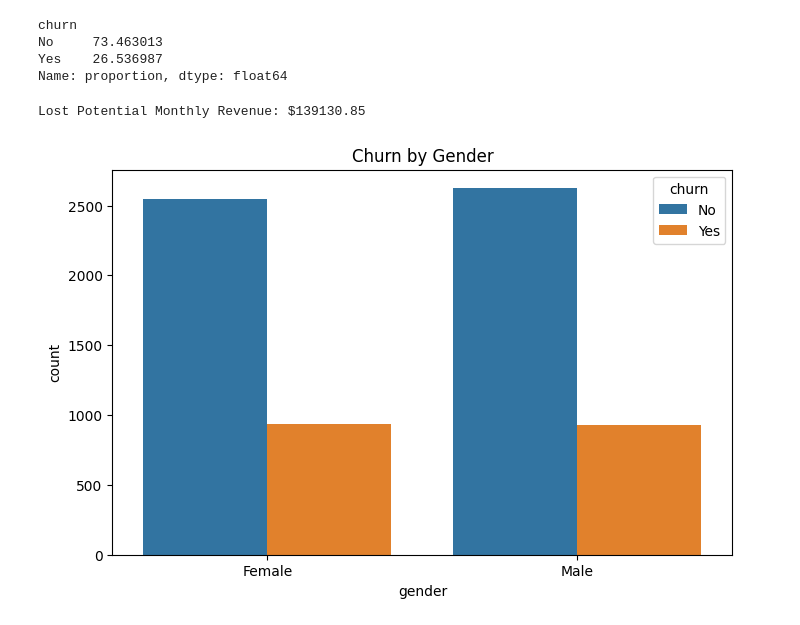
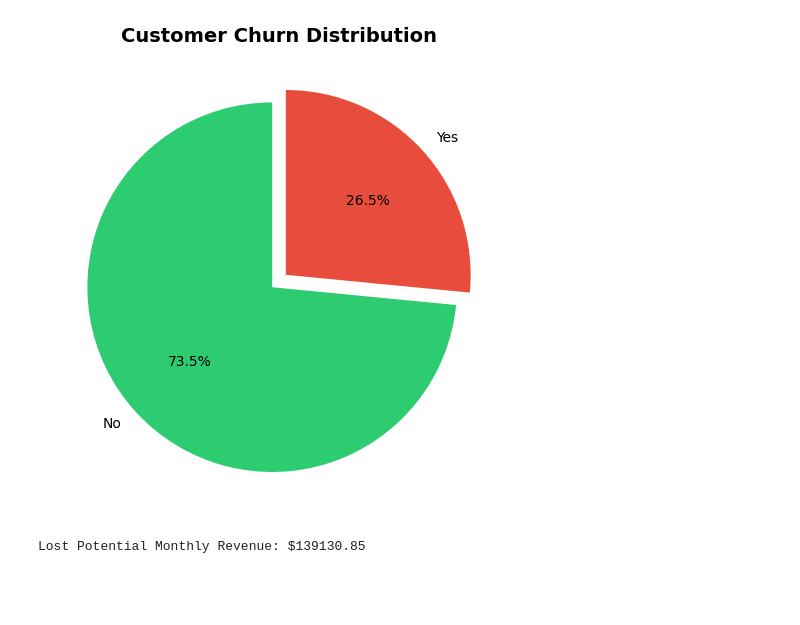
Before and after one commit to NurulAldi/customer-churn-analysis, a Jupyter notebook: notebooks/eda.ipynb, the cells around one changed output. Saved outputs shown, nothing was run; the diff lists cells and outputs as text; code cells hidden in the pictures; blank space fills up the shorter version.

```diff
--- a/notebooks/eda.ipynb
+++ b/notebooks/eda.ipynb
@@ -38,10 +40,20 @@ memory usage: 1.3+ MB
-# %%
-df['churn'].value_counts(normalize=True) * 100
-# %% [output]
-churn
-No     73.463013
-Yes    26.536987
-Name: proportion, dtype: float64
+# %%
+# Display churn distribution as a pie chart
+churn_counts = df['churn'].value_counts()
+churn_percentages = df['churn'].value_counts(normalize=True) * 100
+
+plt.figure(figsize=(8, 6))
+colors = ['#2ecc71', '#e74c3c']
+explode = (0.05, 0.05)
+
+plt.pie(churn_counts, labels=churn_counts.index, autopct='%1.1f%%',
+        colors=colors, explode=explode, startangle=90)
+
+plt.title('Customer Churn Distribution', fontsize=14, fontweight='bold')
+plt.ylabel('')
+plt.show()
+# %% [output]
+[figure, added]
 # %%
 churned_df = df[df['churn'] == 'Yes']
 lost_monthly_revenue = churned_df['monthly_charges'].sum()
@@ -49,10 +61,3 @@ lost_monthly_revenue = churned_df['monthly_charges'].sum()
 print(f"Lost Potential Monthly Revenue: ${lost_monthly_revenue:.2f}")
 # %% [output]
 Lost Potential Monthly Revenue: $139130.85
-# %%
-plt.figure(figsize=(8, 5))
-sns.countplot(data=df, x='gender', hue='churn')
-plt.title('Churn by Gender')
-plt.show()
-# %% [output]
-[figure, removed]
```
Also changed, not shown: parts of 72 cells of this notebook, 2 other files.
